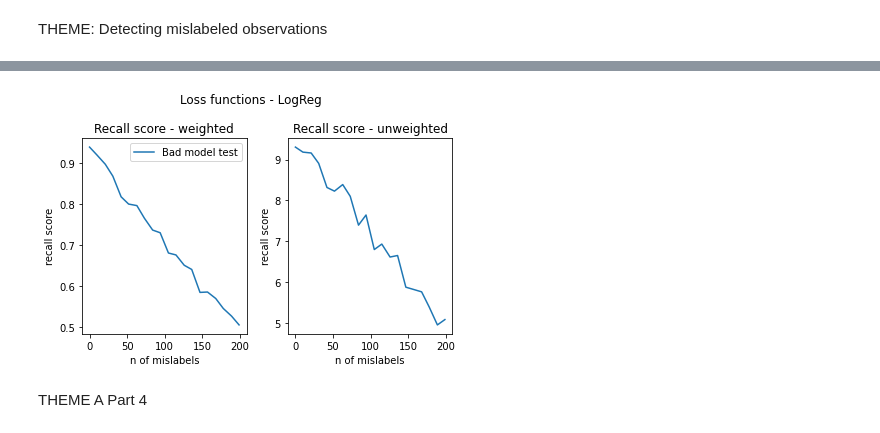
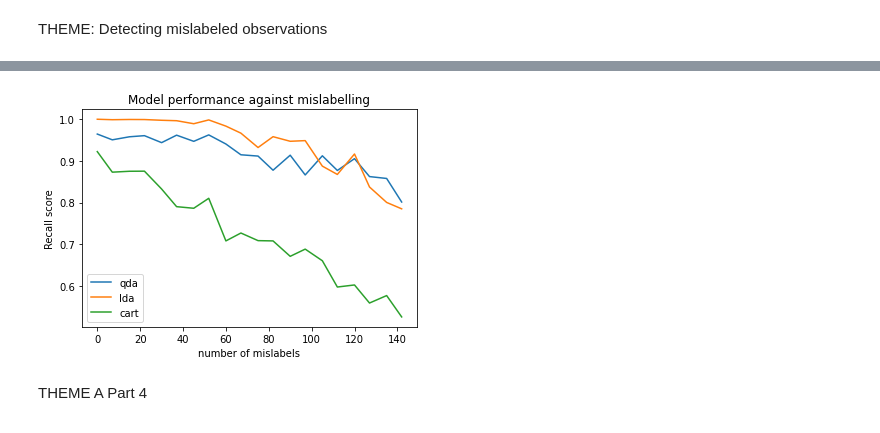
Before and after one commit to antonsandberg/Big-Data, a Jupyter notebook: Project1.ipynb, the cells around one changed output, grey strips where cells are left out. Saved outputs shown, nothing was run; the diff lists cells and outputs as text; code cells hidden in the pictures.

```diff
--- a/Project1.ipynb
+++ b/Project1.ipynb
@@ -538,22 +534,13 @@ Please also refer to the documentation for alternative solver options:
-# %%
-fig , (ax1, ax2) = plt.subplots(1, 2)
-fig.suptitle('Loss functions - LogReg')
-# ax1.plot(ps, np.array(model2_roc_scores), label='Bad model train')
-# ax1.plot(ps, model1_roc_scores, label='Good model train')
-ax1.plot(ps, model3_roc_scores, label='Bad model test')
-ax1.set_xlabel('n of mislabels')
-ax1.set_ylabel('recall score')
-ax1.legend()
-ax1.set_title('Recall score - weighted')
-# ax2.plot(ps, np.array(model2_f1_scores), label='Bad model train')
-# ax2.plot(ps, model1_f1_scores, label='Good model train')
-ax2.plot(ps, model3_f1_scores, label='Bad model test')
-ax2.set_xlabel('n of mislabels')
-ax2.set_ylabel('recall score')
-ax2.set_title('Recall score - unweighted')
-plt.tight_layout()
-plt.show()
-# %% [output]
-[figure, removed]
+# %%
+plt.plot(ps, np.array(modelqda_recall_scores), label='qda')
+plt.plot(ps, np.array(modellda_recall_scores), label='lda')
+plt.plot(ps, np.array(modelcart_recall_scores), label='cart')
+plt.legend()
+plt.xlabel('number of mislabels')
+plt.ylabel('Recall score')
+plt.title('Model performance against mislabelling')
+plt.show()
+# %% [output]
+[figure, added]
 # %% [markdown]
 THEME A Part 4
```
Also changed, not shown: parts of 9 cells of this notebook.
